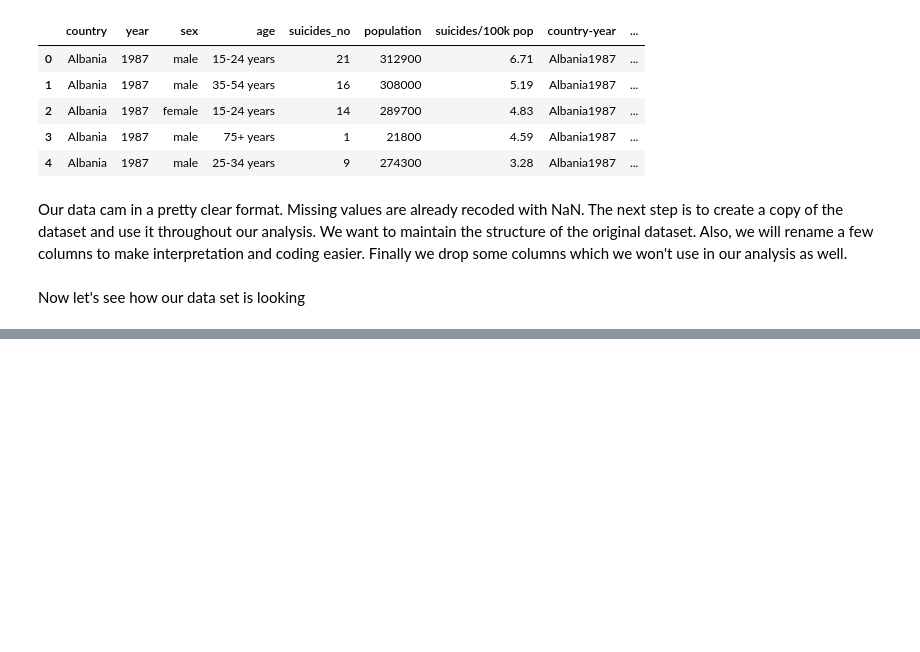
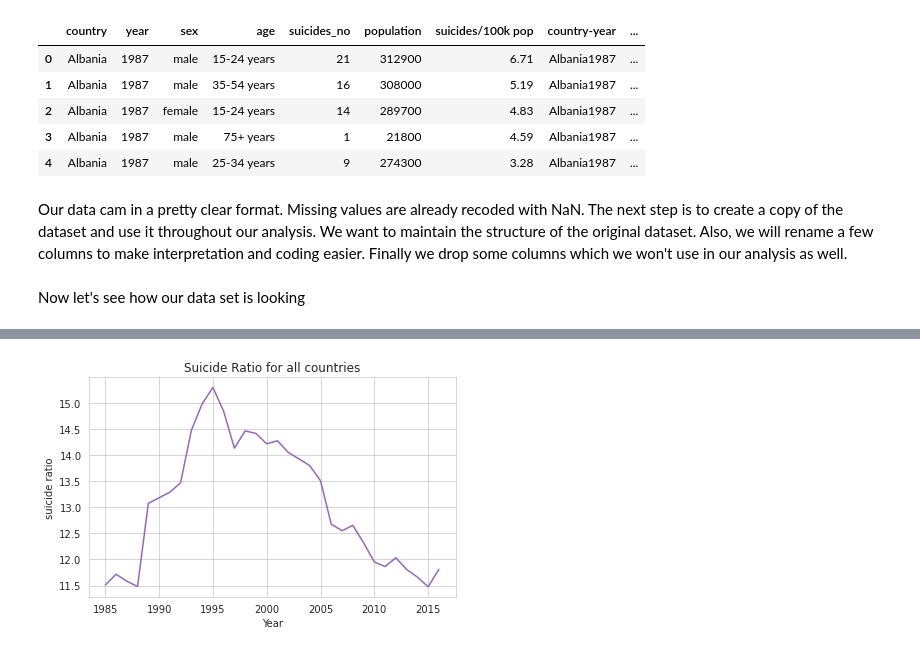
Before and after one commit to KwekuYamoah/Suicide-and-GDP-Case-Study, a Jupyter notebook: Suicide_and_GDP_Case_Study.ipynb, the cells around one changed output, grey strips where cells are left out. Saved outputs shown, nothing was run; the diff lists cells and outputs as text; code cells hidden in the pictures; blank space fills up the shorter version.

```diff
--- a/Suicide_and_GDP_Case_Study.ipynb
+++ b/Suicide_and_GDP_Case_Study.ipynb
@@ -149,0 +273,8 @@ df.head()
+# %%
+per_100K = dataset['calc_suicide_ratio']
+per_100K.plot(color="C4", label='Total Suicides')
+decorate(xlabel='Year',
+         ylabel='suicide ratio',
+         title='Suicide Ratio for all countries')
+# %% [output]
+[figure, added]
```
Also changed, not shown: parts of 28 cells of this notebook.
